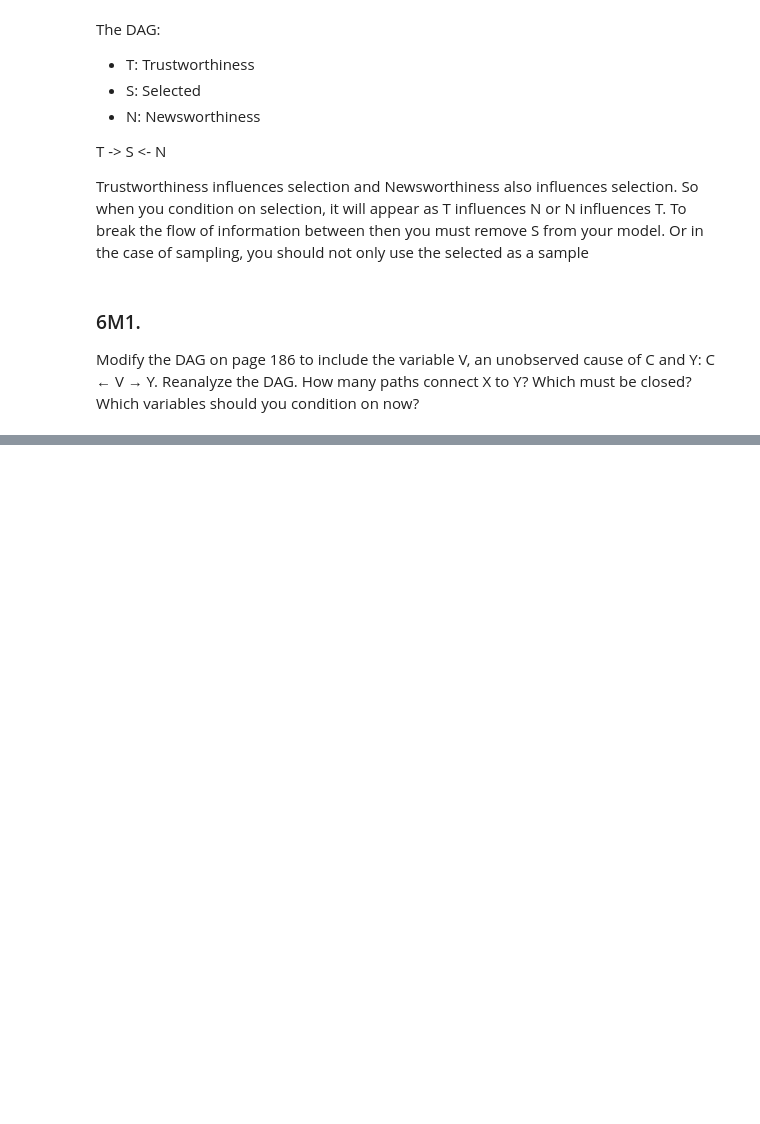
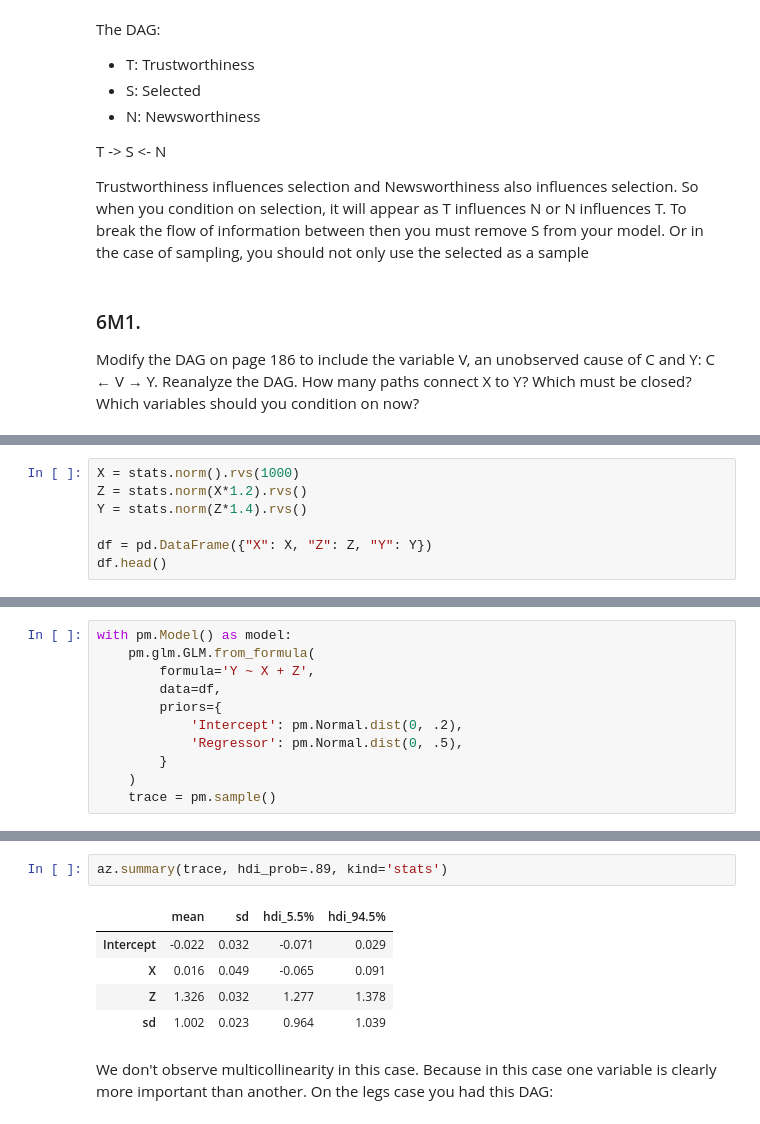
Before and after one commit to Giuco/statistical-rethinking, a Jupyter notebook: notebooks/Chapter 6/Ch6 - Practice.ipynb, the cells around one changed output, grey strips where cells are left out. Saved outputs shown, nothing was run; the diff lists cells and outputs as text; blank space fills up the shorter version.

```diff
--- a/notebooks/Chapter 6/Ch6 - Practice.ipynb
+++ b/notebooks/Chapter 6/Ch6 - Practice.ipynb
@@ -83,0 +178,7 @@ Modify the DAG on page 186 to include the variable V, an unobserved cause of C a
+# %%
+X = stats.norm().rvs(1000)
+Z = stats.norm(X*1.2).rvs()
+Y = stats.norm(Z*1.4).rvs()
+
+df = pd.DataFrame({"X": X, "Z": Z, "Y": Y})
+df.head()
@@ -83,0 +199,11 @@ Modify the DAG on page 186 to include the variable V, an unobserved cause of C a
+# %%
+with pm.Model() as model:
+    pm.glm.GLM.from_formula(
+        formula='Y ~ X + Z',
+        data=df,
+        priors={
+            'Intercept': pm.Normal.dist(0, .2),
+            'Regressor': pm.Normal.dist(0, .5),
+        }
+    )
+    trace = pm.sample()
@@ -83,0 +217,10 @@ Modify the DAG on page 186 to include the variable V, an unobserved cause of C a
+# %%
+az.summary(trace, hdi_prob=.89, kind='stats')
+# %% [output]
+|  | mean | sd | hdi_5.5% | hdi_94.5% |
+| Intercept | -0.022 | 0.032 | -0.071 | 0.029 |
+| X | 0.016 | 0.049 | -0.065 | 0.091 |
+| Z | 1.326 | 0.032 | 1.277 | 1.378 |
+| sd | 1.002 | 0.023 | 0.964 | 1.039 |
+# %% [markdown]
+We don't observe multicollinearity in this case. Because in this case one variable is clearly more important than another. On the legs case you had this DAG:
```
Also changed, not shown: parts of 40 cells of this notebook.
